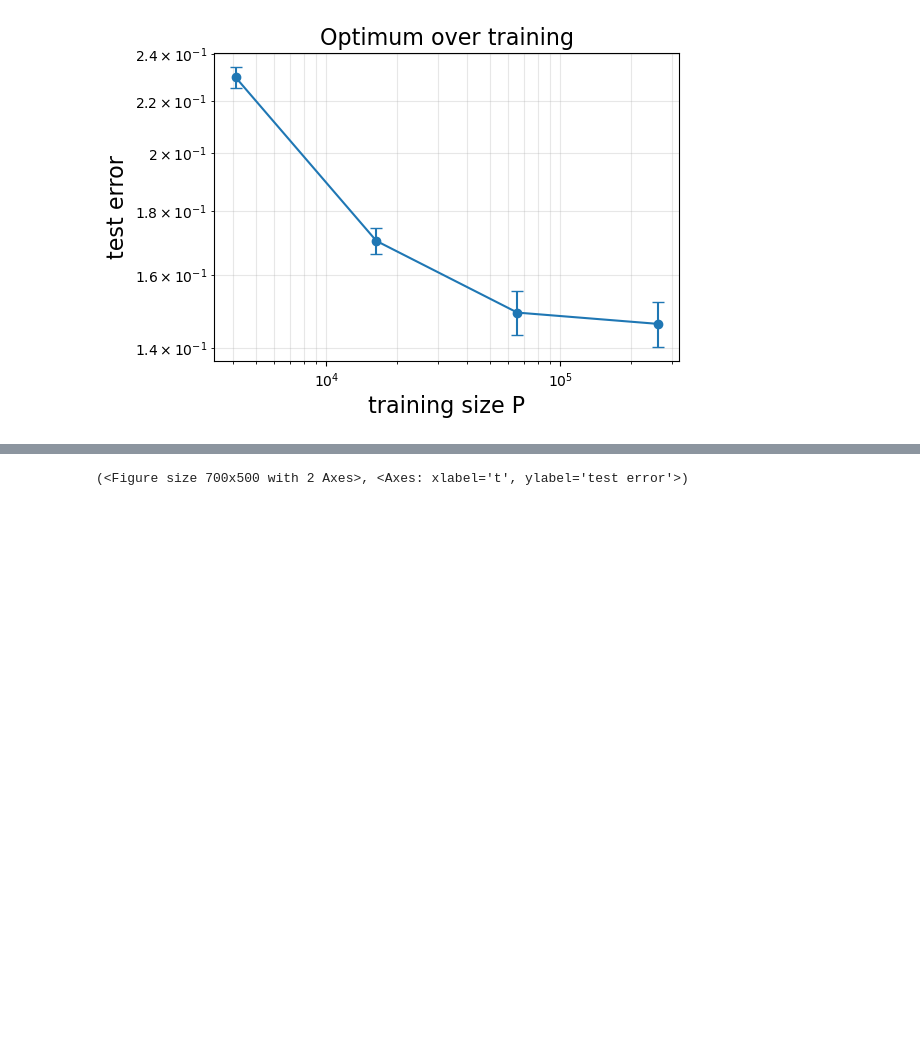
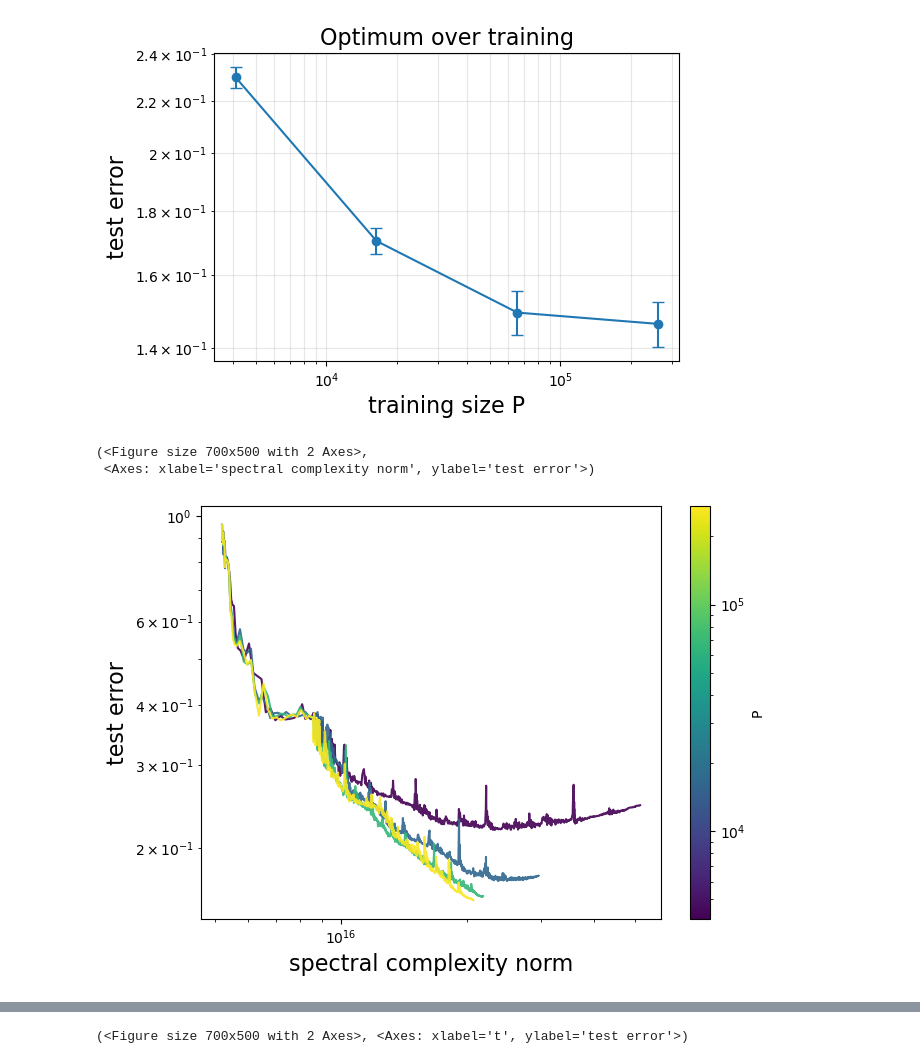
Before and after one commit to f-damico/theory-language-modelling, a Jupyter notebook: rhm_dynamics_FULL.ipynb, the cells around one changed output, grey strips where cells are left out. Drawn from its saved outputs; the diff is of its cells as text; code cells hidden in the pictures; blank space fills up the shorter version.

```diff
--- a/rhm_dynamics_FULL.ipynb
+++ b/rhm_dynamics_FULL.ipynb
@@ -656,3 +453,15 @@ plt.grid(True, which="both", alpha=0.3)
 plt.show()
 # %% [output]
 [figure]
+# %%
+plot_err_vs_norm_all_curves(
+    res,
+    y_plot = "error",
+    norm_type= "spectral_complexity_no_QK",
+    xscale="log",
+    yscale="log",
+)
+# %% [output]
+(<Figure size 700x500 with 2 Axes>,
+ <Axes: xlabel='spectral complexity norm', ylabel='test error'>)
+[figure, added]
```
Also changed, not shown: parts of 21 cells of this notebook, 6 other files.
